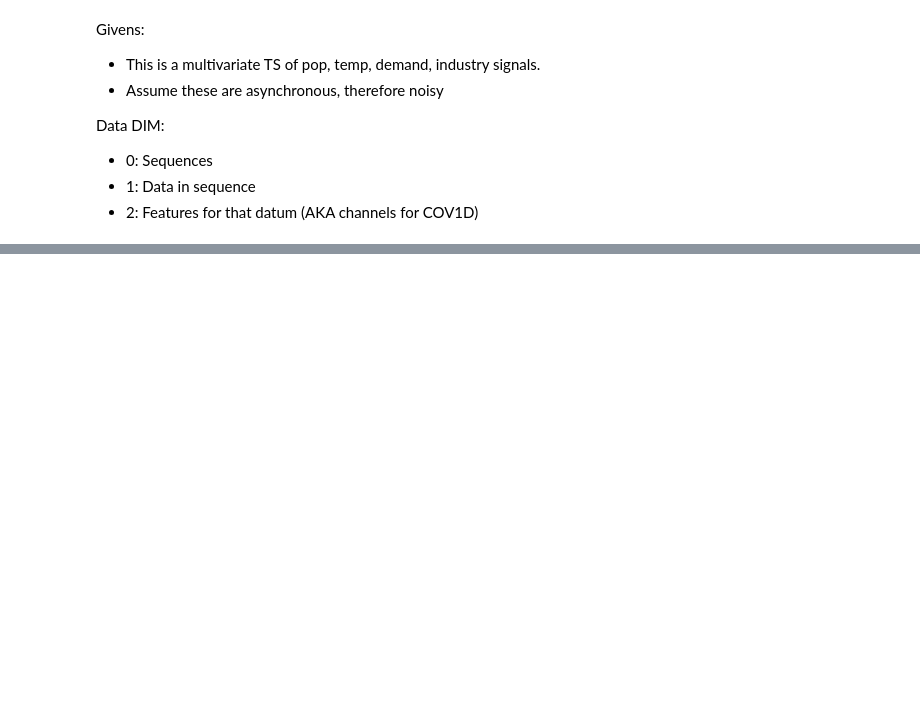
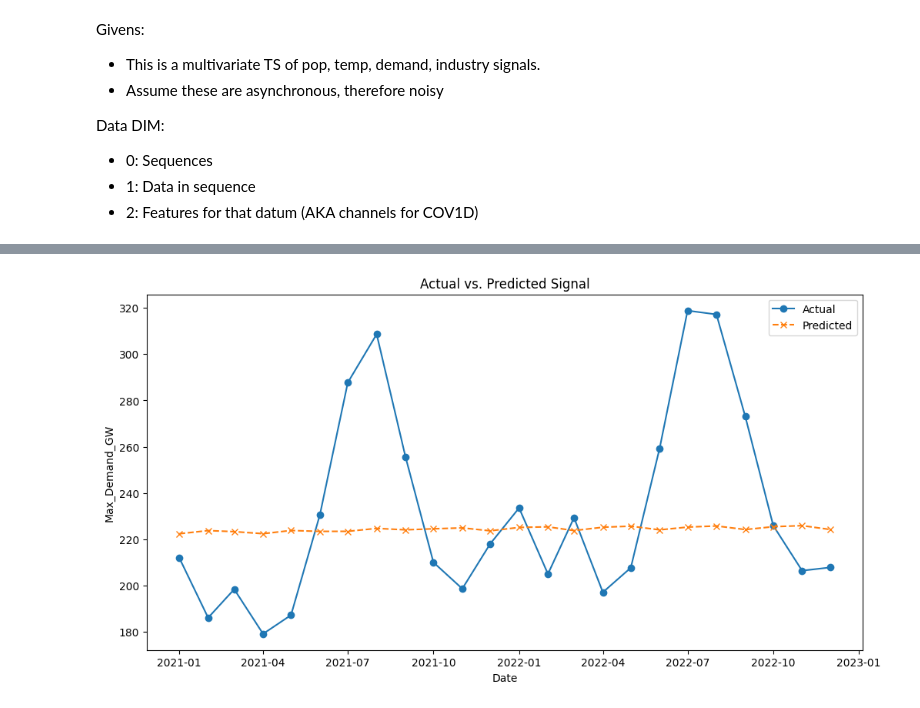
Before and after one commit to ATECO-malta/applied_ml_assignment, a Jupyter notebook: nn_model.ipynb, the cells around one changed output, grey strips where cells are left out. Saved outputs shown, nothing was run; the diff lists cells and outputs as text; code cells hidden in the pictures; blank space fills up the shorter version.

```diff
--- a/nn_model.ipynb
+++ b/nn_model.ipynb
@@ -140,7 +122,7 @@ Data DIM:
 - 1: Data in sequence
 - 2: Features for that datum (AKA channels for COV1D)
 # %%
-STEPS = 12
+STEPS = 24
 
 
 def encode_ts(df):
@@ -162,5 +144,6 @@ def encode_ts(df):
 
 X, y = encode_ts(train_df)
 
+
 print(f"Shapes: {X.shape} & {y.shape}")
 # %% [output]
@@ -168,21 +151,26 @@ Shapes: (113, 48) & (113,)
 # %%
-from tensorflow.keras.layers import Conv1D, Flatten, Input, MaxPooling1D, Dropout
+from tensorflow.keras.layers import Conv1D, Flatten, Input, MaxPooling1D, Dropout, Dense
 
 BATCH_SIZE = 32
 FILTER = 8
 DROPRATE = 0.01
+POOL_SIZE = 3
+K_SIZE = 1
+NUM_OUTPUTS = 3  # Change this to the number of values you want to predict
 
 model = Sequential(
     [
         Input(shape=(STEPS, len(FEATURES))),
-        Conv1D(FILTER, kernel_size=1, activation="relu"),
-        Conv1D(FILTER, kernel_size=3, activation="relu"),
-        MaxPooling1D(pool_size=2),
-        Conv1D(FILTER, kernel_size=3, activation="relu"),
-        MaxPooling1D(pool_size=2),
+        Conv1D(FILTER, kernel_size=K_SIZE, activation="relu"),
+        Conv1D(FILTER, kernel_size=K_SIZE, activation="relu"),
+        MaxPooling1D(pool_size=POOL_SIZE),
+        Conv1D(FILTER, kernel_size=K_SIZE, activation="relu"),
+        MaxPooling1D(pool_size=POOL_SIZE),
         Flatten(),
         Dropout(DROPRATE),
-        Dense(1, activation="sigmoid"),
+        Dense(
+            NUM_OUTPUTS, activation="linear"
+        ),  # Change activation to "linear" for regression
     ]
 )
 
@@ -258,0 +209,20 @@ WARNING:tensorflow:6 out of the last 19 calls to <function Model.make_predict_fu
+# %%
+y_pred = model.predict(X_test_reshaped)
+
+plt.figure(figsize=(12, 6))
+index_dates = test_df.index[-len(y_test) :]
+plt.plot(index_dates, y_test.flatten(), label="Actual", linestyle="-", marker="o")
+plt.plot(
+    index_dates,
+    y_pred.flatten()[: len(y_test)],
+    label="Predicted",
+    linestyle="--",
+    marker="x",
+)
+
+plt.title("Actual vs. Predicted Signal")
+plt.xlabel("Date")
+plt.ylabel("Max_Demand_GW")
+plt.legend()
+plt.show()
+# %% [output]
@@ -258,0 +230 @@ WARNING:tensorflow:6 out of the last 19 calls to <function Model.make_predict_fu
+[figure, added]
```
Also changed, not shown: parts of 7 cells of this notebook, 3 other files.
